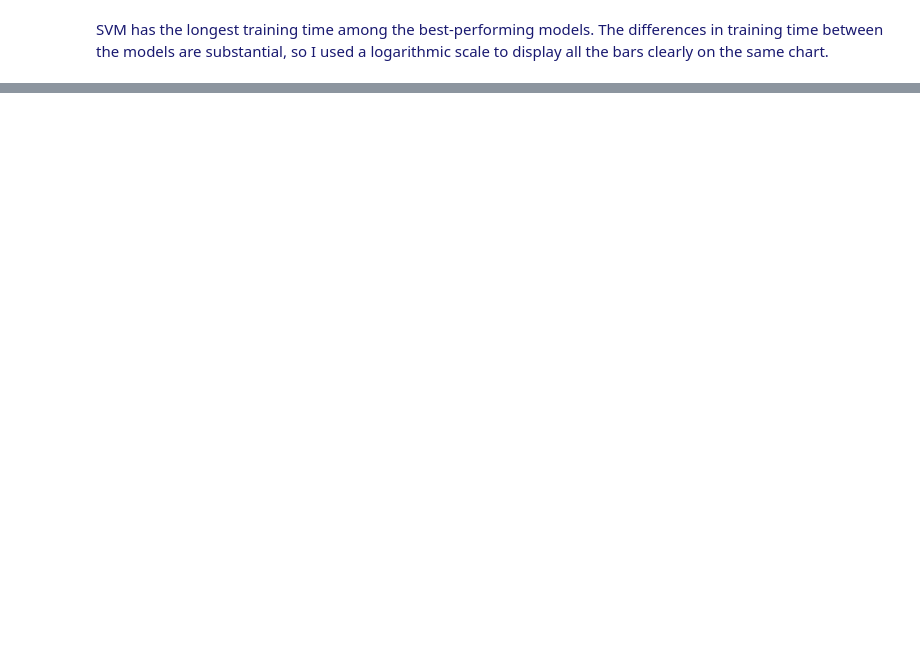
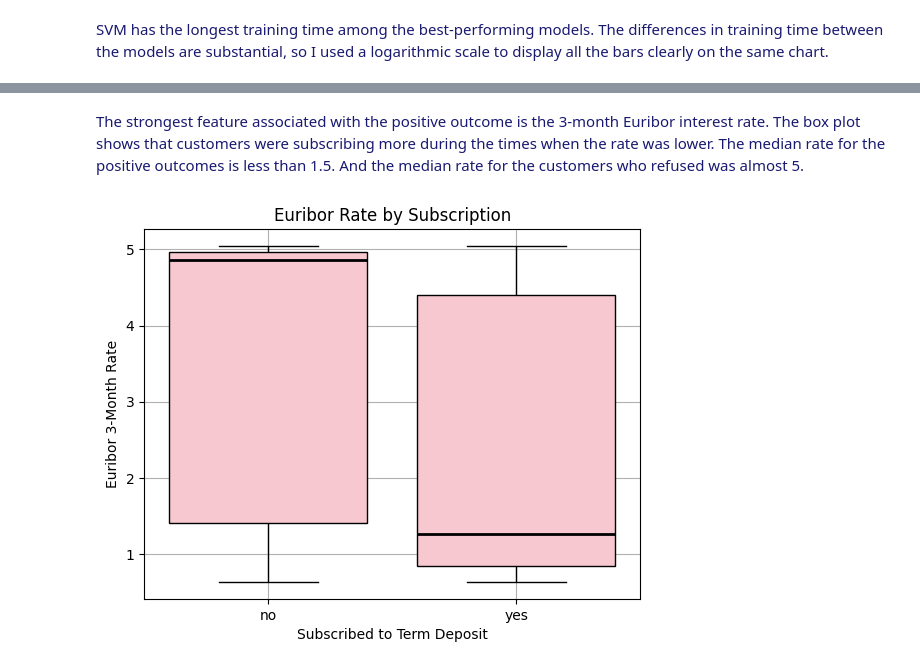
Before and after one commit to vilyapilya/Classification-models-comparison-for-bank-marketing-, a Jupyter notebook: prompt_III.ipynb, the cells around one changed output, grey strips where cells are left out. Cells and saved outputs as stored; diff of their text form; code cells hidden in the pictures; blank space fills up the shorter version.

```diff
--- a/prompt_III.ipynb
+++ b/prompt_III.ipynb
@@ -525,0 +548,20 @@ plt.show()
+# %% [markdown]
+<font color="MidnightBlue">The strongest feature associated with the positive outcome is the 3-month Euribor interest rate. The box plot shows that customers were subscribing more during the times when the rate was lower. The median rate for the positive outcomes is less than 1.5. And the median rate for the customers who refused was almost 5. </font>
+# %%
+sns.boxplot(
+    data=df,
+    x="y",
+    y="euribor3m",
+    color="pink",
+    capprops=dict(color="black"),
+    boxprops=dict(edgecolor="black"),
+    whiskerprops=dict(color="black"),
+    medianprops=dict(color="black", linewidth=2)
+)
+plt.xlabel("Subscribed to Term Deposit")
+plt.ylabel("Euribor 3-Month Rate")
+plt.title("Euribor Rate by Subscription")
+plt.grid(True)
+plt.show()
+# %% [output]
+[figure, added]
```
Also changed, not shown: parts of 22 cells of this notebook, 3 other files.
